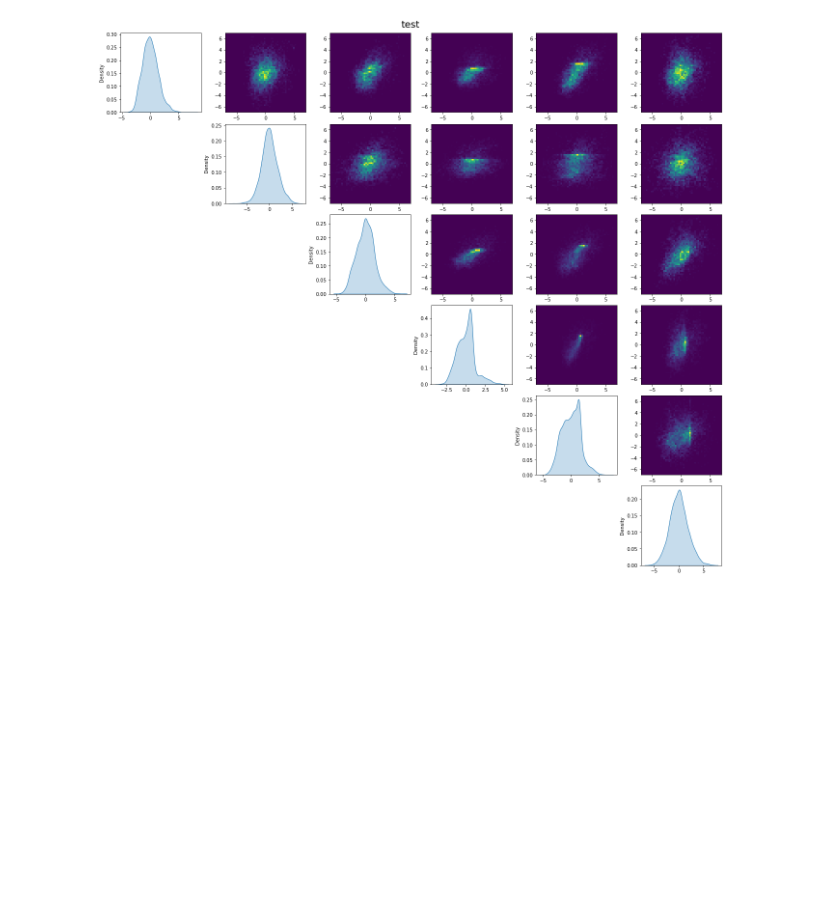
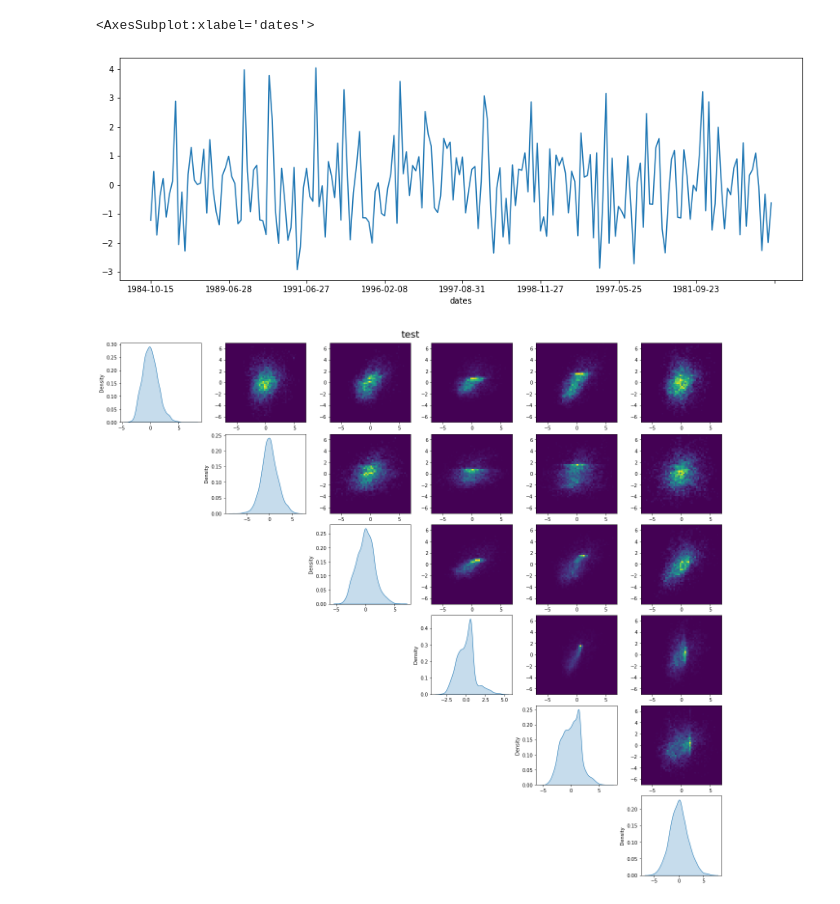
Before and after one commit to saschagaudlitz/Flash, a Jupyter notebook: train.ipynb, the cells around one changed output. Saved outputs shown, nothing was run; the diff lists cells and outputs as text; code cells hidden in the pictures; blank space fills up the shorter version.

```diff
--- a/train.ipynb
+++ b/train.ipynb
@@ -29,6 +32,12 @@ df = df.set_index('dates')
 # %%
 params = np.load('parameters/example_params.npy')
 noise = np.load('data/noise.npy')
+# %%
+fig, ax = plt.subplots(figsize=(15, 5))
+df['s1'].iloc[:200].plot(ax=ax)
+# %% [output]
+<AxesSubplot:xlabel='dates'>
+[figure, added]
 # %%
 fig, ax = plt.subplots(nrows=6, ncols=6, figsize=(18, 16), constrained_layout=True)
 fig.suptitle('test', fontsize=20)
```
Also changed, not shown: parts of 2 cells of this notebook, 6 other files.
